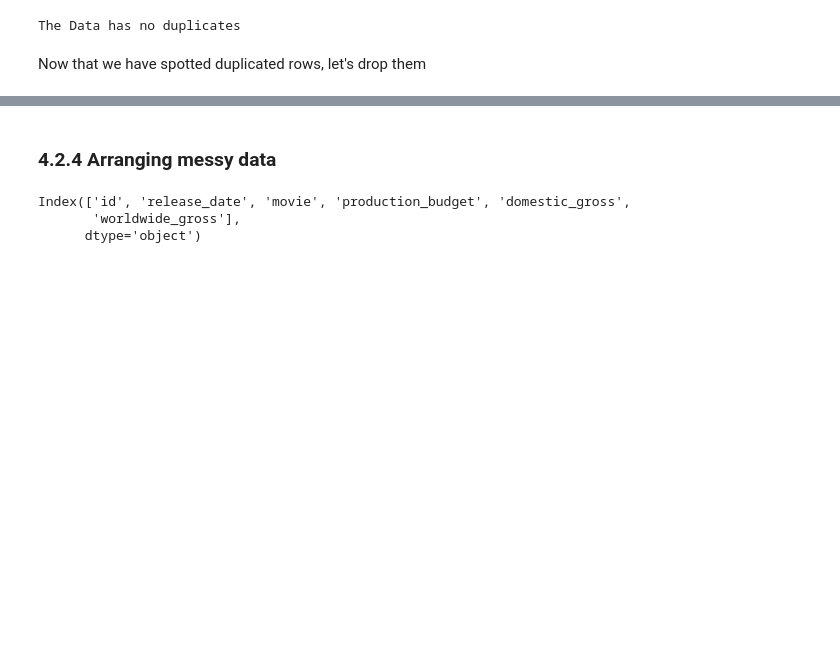
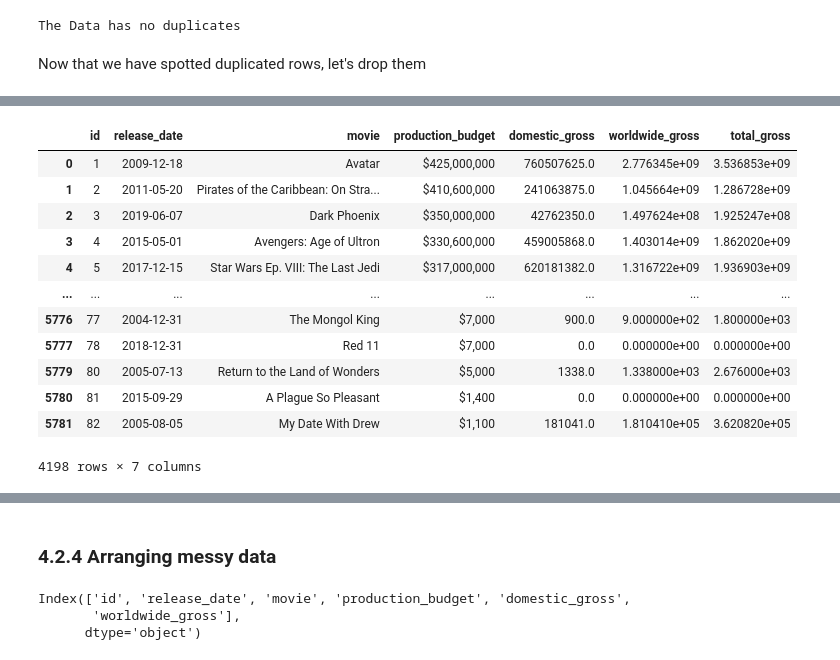
Before and after one commit to MuchiriKinyua/Microsoft-Movie-Project, a Jupyter notebook: Microsoft Movie project.ipynb, the cells around one changed output, grey strips where cells are left out. Drawn from its saved outputs; the diff is of its cells as text; code cells hidden in the pictures; blank space fills up the shorter version.

```diff
--- a/Microsoft Movie project.ipynb
+++ b/Microsoft Movie project.ipynb
@@ -392,0 +409,21 @@ tn_movie_budgets[(tn_movie_budgets["release_date"] < 2010) & (tn_movie_budgets["
+# %%
+# Convert "release_date" column to datetime type
+tn_movie_budgets["release_date"] = pd.to_datetime(tn_movie_budgets["release_date"])
+
+# Remove any movies produced before 2000
+tn_movie_budgets = tn_movie_budgets[tn_movie_budgets["release_date"].dt.year > 2000]
+tn_movie_budgets
+# %% [output]
+|  | id | release_date | movie | production_budget | domestic_gross | worldwide_gross | total_gross |
+| 0 | 1 | 2009-12-18 | Avatar | $425,000,000 | 760507625.0 | 2.776345e+09 | 3.536853e+09 |
+| 1 | 2 | 2011-05-20 | Pirates of the Caribbean: On Stra... | $410,600,000 | 241063875.0 | 1.045664e+09 | 1.286728e+09 |
+| 2 | 3 | 2019-06-07 | Dark Phoenix | $350,000,000 | 42762350.0 | 1.497624e+08 | 1.925247e+08 |
+| 3 | 4 | 2015-05-01 | Avengers: Age of Ultron | $330,600,000 | 459005868.0 | 1.403014e+09 | 1.862020e+09 |
+| 4 | 5 | 2017-12-15 | Star Wars Ep. VIII: The Last Jedi | $317,000,000 | 620181382.0 | 1.316722e+09 | 1.936903e+09 |
+| ... | ... | ... | ... | ... | ... | ... | ... |
+| 5776 | 77 | 2004-12-31 | The Mongol King | $7,000 | 900.0 | 9.000000e+02 | 1.800000e+03 |
+| 5777 | 78 | 2018-12-31 | Red 11 | $7,000 | 0.0 | 0.000000e+00 | 0.000000e+00 |
+| 5779 | 80 | 2005-07-13 | Return to the Land of Wonders | $5,000 | 1338.0 | 1.338000e+03 | 2.676000e+03 |
+| 5780 | 81 | 2015-09-29 | A Plague So Pleasant | $1,400 | 0.0 | 0.000000e+00 | 0.000000e+00 |
+| 5781 | 82 | 2005-08-05 | My Date With Drew | $1,100 | 181041.0 | 1.810410e+05 | 3.620820e+05 |
+4198 rows × 7 columns
```
Also changed, not shown: parts of 13 cells of this notebook.
